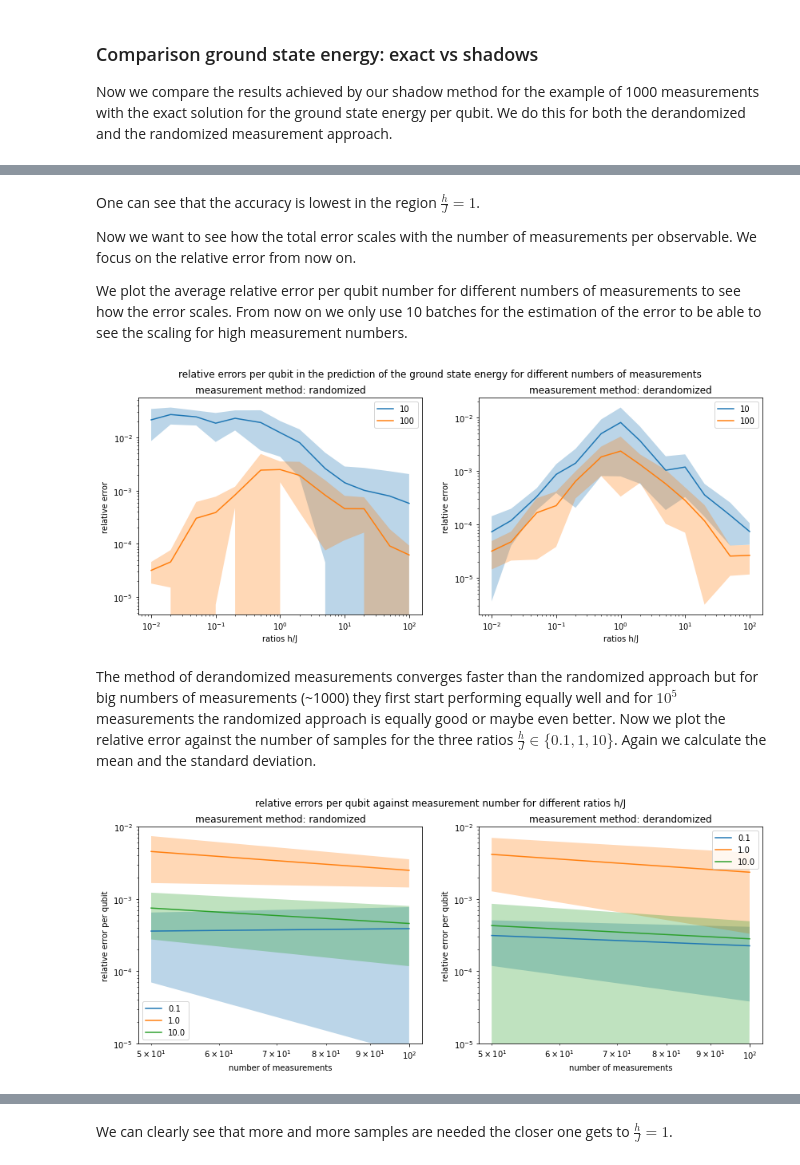
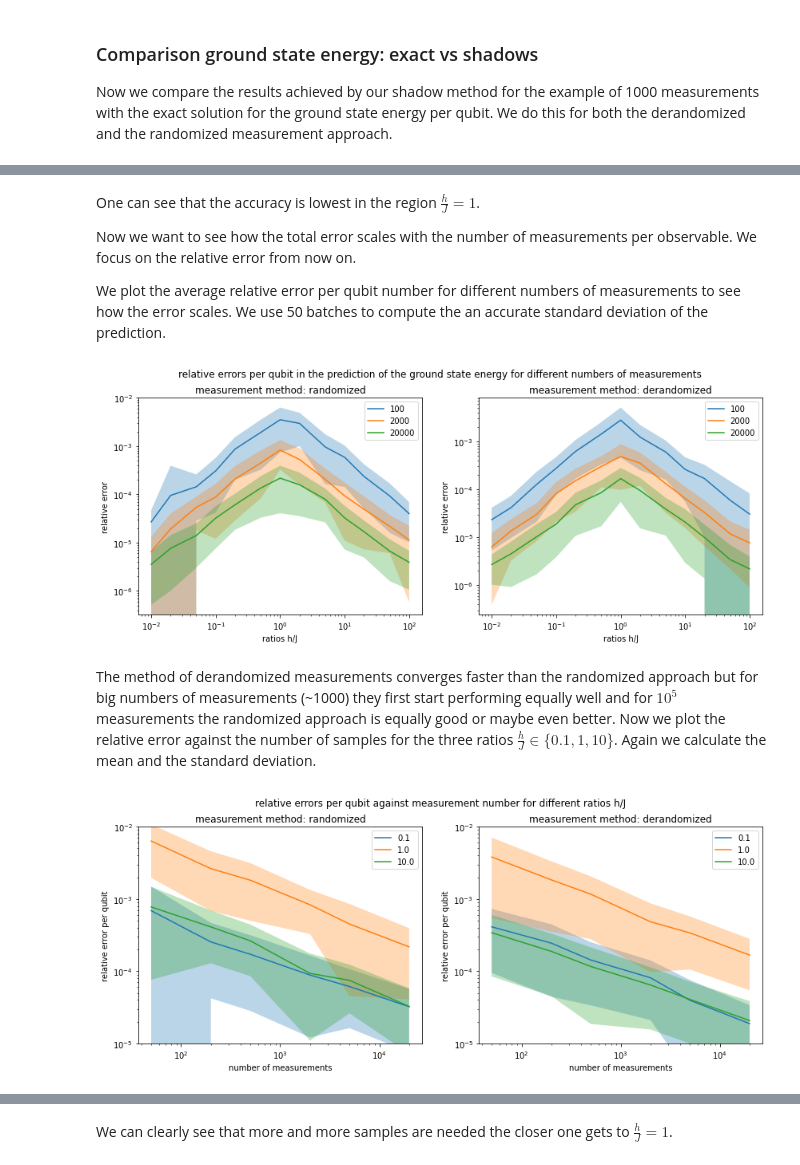
Before and after one commit to LennartBuerger/classical-shadows-for-1d-TFIM-energy-estimation, a Jupyter notebook: display_data/shadow_performance_analysis.ipynb, the cells around one changed output, grey strips where cells are left out. Drawn from its saved outputs; the diff is of its cells as text; code cells hidden in the pictures.

```diff
--- a/display_data/shadow_performance_analysis.ipynb
+++ b/display_data/shadow_performance_analysis.ipynb
@@ -111,3 +70,16 @@ def conversion_to_prediction_shadow_dict_shape(measurement_procedure, measuremen
+# %%
+# this function converts the stored measurement outcomes to the correct shape needed for the shadow prediction
+def conversion_to_prediction_shadow_dict_shape(measurement_procedure, measurement_index, qubit_num):
+    to_str_func = np.vectorize(lambda x: np.binary_repr(x).zfill(qubit_num))
+    strs = to_str_func(measurement_index)
+    dirac_rep = np.zeros(list(measurement_index.shape) + [qubit_num], dtype=np.int8)
+    for bit_ix in range(0, qubit_num):
+        fetch_bit_func = np.vectorize(lambda x: x[bit_ix] == '1')
+        dirac_rep[...,bit_ix] = fetch_bit_func(strs).astype("int8")
+    measurement_array = np.where(dirac_rep == 1, -1, dirac_rep)
+    measurement_array = np.where(dirac_rep == 0, 1, measurement_array)
+    measurement = np.dstack((measurement_procedure, np.array(measurement_array, dtype=int)))
+    return measurement
 # %%
 qubit_num = 14
 num_of_measurements = 1000
@@ -124,9 +96,10 @@ for i in range(0, 2):
                               str(ratios_h_j[j])+'_qubit_num_'+str(qubit_num)+'_method_'+measurement_methods[i]+'.npy')
         save_direc_index = Path('data/shadow_measurements/measurement_index_ratio_'+\
                               str(ratios_h_j[j])+'_qubit_num_'+str(qubit_num)+'_method_'+measurement_methods[i]+'.npy')
-        measurement_procedure = np.load(save_direc_procedure, allow_pickle='TRUE')
-        measurement_index = np.load(save_direc_index, allow_pickle='TRUE')
-        measurements = conversion_to_prediction_shadow_dict_shape(measurement_procedure, measurement_index, qubit_num)[0:num_of_measurements]
+        measurement_procedure = np.lib.format.open_memmap(save_direc_procedure, dtype=np.str_, mode='r')
+        measurement_index = np.lib.format.open_memmap(save_direc_index, dtype=np.int32, mode='r')
+        measurements = conversion_to_prediction_shadow_dict_shape(measurement_procedure[0:num_of_measurements,:],
+                                                                  measurement_index[0:num_of_measurements], qubit_num)
         energy_shadow[j] = TfimHamiltonianOpenFermion(qubit_num, ratios_h_j[j],
                                              1, 'periodic').energy_shadow(None, num_of_measurements, measurement_methods[i], measurements)
         energy_brute[j] = energy_dict[str(1)]['periodic'][str(qubit_num)][str(ratios_h_j[j])][0]
@@ -196,12 +170,11 @@ per observable. We focus on the relative error from now on.
 
 We plot the average relative error per qubit number for different numbers of measurements
 to see how the error scales.
-From now on we only use 10 batches for the estimation of the error to be able to
-see the scaling for high measurement numbers.
+We use 50 batches to compute the an accurate standard deviation of the prediction.
 # %%
 qubit_num = 14
-num_of_measurements = np.array([10, 100])
-batches = 10
+num_of_measurements = np.array([100, 2000, 20000])
+batches = 50
 fig, axs = plt.subplots(1, 2)
 fig.set_figheight(5)
 fig.set_figwidth(14)
@@ -215,11 +188,12 @@ for l in range(0, 2):
                               str(ratios_h_j[j])+'_qubit_num_'+str(qubit_num)+'_method_'+measurement_methods[l]+'.npy')
             save_direc_index = Path('data/shadow_measurements/measurement_index_ratio_'+\
                               str(ratios_h_j[j])+'_qubit_num_'+str(qubit_num)+'_method_'+measurement_methods[l]+'.npy')
-            measurement_procedure = np.load(save_direc_procedure, allow_pickle='TRUE')
-            measurement_index = np.load(save_direc_index, allow_pickle='TRUE')
+            measurement_procedure = np.lib.format.open_memmap(save_direc_procedure, dtype=np.str_, mode='r')
+            measurement_index = np.lib.format.open_memmap(save_direc_index, dtype=np.int32, mode='r')
+            measurements_dict = conversion_to_prediction_shadow_dict_shape(measurement_procedure[0:batches * num_of_measurements[i]],
+                                                                          measurement_index[0:batches * num_of_measurements[i]], qubit_num)
             for b in range(0, batches):
-                measurements = conversion_to_prediction_shadow_dict_shape(measurement_procedure,
-                                                                          measurement_index, qubit_num)[b*num_of_measurements[i]:(b+1)*num_of_measurements[i]]
+                measurements = measurements_dict[b*num_of_measurements[i]:(b+1)*num_of_measurements[i]]
                 energy_shadow = TfimHamiltonianOpenFermion(qubit_num,
                                                            ratios_h_j[j], 1, 'periodic').energy_shadow(None,
                                                                                                        num_of_measurements[i],
@@ -233,7 +207,7 @@ for l in range(0, 2):
         axs[l].set_title('measurement method: ' + str(measurement_methods[l]))
         axs[l].legend()
 # %% [output]
-[figure, old version]
+[figure, new version]
 # %% [markdown]
 The method of derandomized measurements converges faster than the randomized approach
 but for big numbers of measurements (~1000) they first start performing equally well and
@@ -241,43 +215,43 @@ for $10^5$ measurements the randomized approach is equally good or maybe even be
 Now we plot the relative error against the number of samples for the three ratios
  $\frac{h}{J} \in \{0.1, 1, 10\}$. Again we calculate the mean and the standard deviation.
 # %%
-num_of_measurements = np.array([50, 100])
-batches = 10
+num_of_measurements = np.array([50, 200, 500, 2000, 5000, 20000])
+batches = 50
 some_ratios = np.array([0.1, 1, 10])
 fig, axs = plt.subplots(1, 2)
 fig.set_figheight(5)
 fig.set_figwidth(14)
 fig.suptitle('relative errors per qubit against measurement number for different ratios h/J')
 for l in range(0, 2):
     for i in range(0, np.size(some_ratios)):
         energy_shadow = np.zeros(np.size(num_of_measurements))
         errors = np.zeros((batches, np.size(num_of_measurements)))
         energy_brute = energy_dict[str(1)]['periodic'][str(qubit_num)][str(some_ratios[i])][0] * np.ones(np.size(num_of_measurements))
         save_direc_procedure = Path('data/shadow_measurements/measurement_procedure_ratio_'+\
                               str(some_ratios[i])+'_qubit_num_'+str(qubit_num)+'_method_'+measurement_methods[l]+'.npy')
         save_direc_index = Path('data/shadow_measurements/measurement_index_ratio_'+\
                               str(some_ratios[i])+'_qubit_num_'+str(qubit_num)+'_method_'+measurement_methods[l]+'.npy')
-        measurement_procedure = np.load(save_direc_procedure, allow_pickle='TRUE')
-        measurement_index = np.load(save_direc_index, allow_pickle='TRUE')
+        measurement_procedure = np.lib.format.open_memmap(save_direc_procedure, dtype=np.str_, mode='r')
+        measurement_index = np.lib.format.open_memmap(save_direc_index, dtype=np.int32, mode='r')
         for k in range(0, batches):
             for j in range(0, np.size(num_of_measurements)):
-                measurements = conversion_to_prediction_shadow_dict_shape(measurement_procedure,
-                                                                          measurement_index, qubit_num)[k*num_of_measurements[j]:(k+1)*num_of_measurements[j]]
+                measurements = conversion_to_prediction_shadow_dict_shape(measurement_procedure[k*num_of_measurements[j]:(k+1)*num_of_measurements[j]],
+                                                                          measurement_index[k*num_of_measurements[j]:(k+1)*num_of_measurements[j]], qubit_num)
                 energy_shadow[j] = TfimHamiltonianOpenFermion(qubit_num,
                                                            some_ratios[i], 1, 'periodic').energy_shadow(None,
                                                                                                        num_of_measurements[j],
                                                                                                        measurement_methods[l], measurements)
             errors[k,:] = np.abs(energy_shadow - energy_brute) / np.abs(energy_brute) / qubit_num
         error_mean = np.mean(errors, axis=0)
         error_std = np.std(errors, axis=0)
         axs[l].errorbar(num_of_measurements, error_mean, label = some_ratios[i])
         axs[l].fill_between(num_of_measurements, error_mean - error_std, error_mean + error_std, alpha = 0.3)
         axs[l].set_ylim([1e-5, 1e-2])
         axs[l].set(xscale='log', yscale='log', xlabel='number of measurements', ylabel = 'relative error per qubit')
         axs[l].set_title('measurement method: ' + str(measurement_methods[l]))
         axs[l].legend()
 # %% [output]
-[figure, old version]
+[figure, new version]
 # %% [markdown]
 We can see that the scaling of the error is approximately equally fast for all ratios. The
 ratio $\frac{h}{J} = 1$ however provides the lowest accuracy. This makes sense because
```
Also changed, not shown: parts of 12 cells of this notebook, 4 other files.
